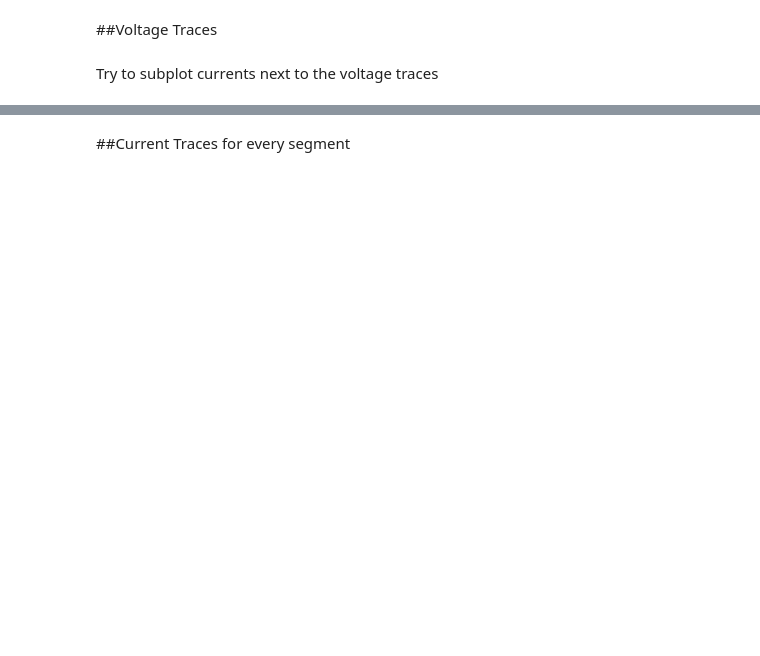
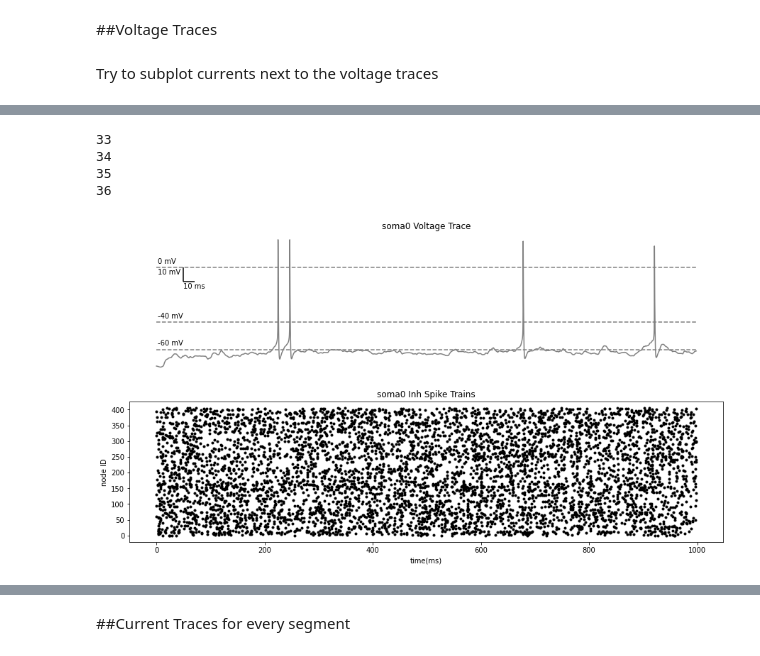
Before and after one commit to davidfague/Stylized-ReducedOrder-L5-Model, a Jupyter notebook: SROL5.ipynb, the cells around one changed output, grey strips where cells are left out. Saved outputs shown, nothing was run; the diff lists cells and outputs as text; code cells hidden in the pictures; blank space fills up the shorter version.

Commit message:
Finish probing & voltage and spike plots

```diff
--- a/SROL5.ipynb
+++ b/SROL5.ipynb
@@ -1554,7 +1545,7 @@ seg_list = sim.cells[0].get_seg_by_id(range(nseg))
 #print(seg_list)
 
 Vrecord = []
-for i in range(0,len(seg_list)-1):
+for i in range(len(seg_list)):
      Vrecord.append(seg_list[i])
      SegX.append(seg_list[i].x)
 
@@ -1706,7 +1703,7 @@ class probe():
     self.excsecspikes=excspikes
     self.inhsecspikes=inhspikes
 
-for i in range(1,len(sec_list)):
+for i in range(len(sec_list)):
 
   section, SectionXCoord, SectionYCoord, SectionZCoord, SectionBElecDist, SectionDist, SectionType, SectionName, SegmentLength, SectionGElecDist = returnSegmentValues(sec_list[i], i)
 
@@ -1725,10 +1722,7 @@ for i in range(1,len(sec_list)):
     seg = round(len(AllSegSection) - (len(section)/2))
   except:
     seg = 0
-  try:
-   newprobe=probe(seg=seg,sectionindex=i,sectionname=str(sec_list[i]),color=seccolors[i],excspikes=sectionexcspikes[i],inhspikes=sectioninhspikes[i])
-  except:
-    newprobe=probe(seg=seg,sectionindex=i,sectionname=str(sec_list[i]),color=seccolors[i],excspikes=sectionexcspikes[i],inhspikes=0)
+  newprobe=probe(seg=seg,sectionindex=i,sectionname=str(sec_list[i]),color=seccolors[i],excspikes=sectionexcspikes[i],inhspikes=sectioninhspikes[i])
   probes.append(newprobe)
 
   # if str(sec_list[i]) == 'soma':
@@ -2364,14 +2378,17 @@ def plot_iCaHVA(segment,color,title,savename):
 # %%
-soma=0
-proxbasal=range(1,4)
-midbasal=range(5,8)
-distbasal=range(9,12)
-proxtrunk=13
-obliques=range(14,17)
-midtrunk=18
-distrunk=19
+soma=[0]
+proxbasal=range(1,5)
+midbasal=range(5,9)
+distbasal=range(9,13)
+proxtrunk=[13]
+obliques=range(14,18)
+midtrunk=[18]
+disttrunk=[19]
 proxtufts=range(20,24)
-midtufts=range(25,28)
-disttufts=range(29,32)
-axon=33
-passsivebasal=range(34,38)
+midtufts=range(24,28)
+disttufts=range(28,32)
+axon=[32]
+passivebasal=range(33,37)
+
+#corresponds to section indices in this list.
+#print(sec_list)
@@ -2384,0 +2395,13 @@ print(sec_list)
+# %%
+for i in passivebasal:
+  print(i)
+# %% [output]
+33
+34
+35
+36
+# %%
+for i in soma:
+  subplot_voltagetrace_with1spikes(probes[i])
+# %% [output]
+[figure, added]
```
Also changed, not shown: parts of 52 cells of this notebook.
